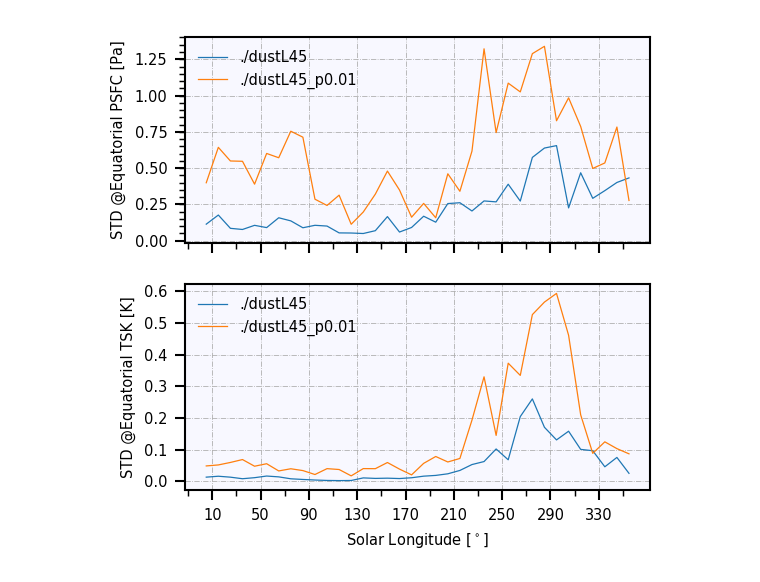
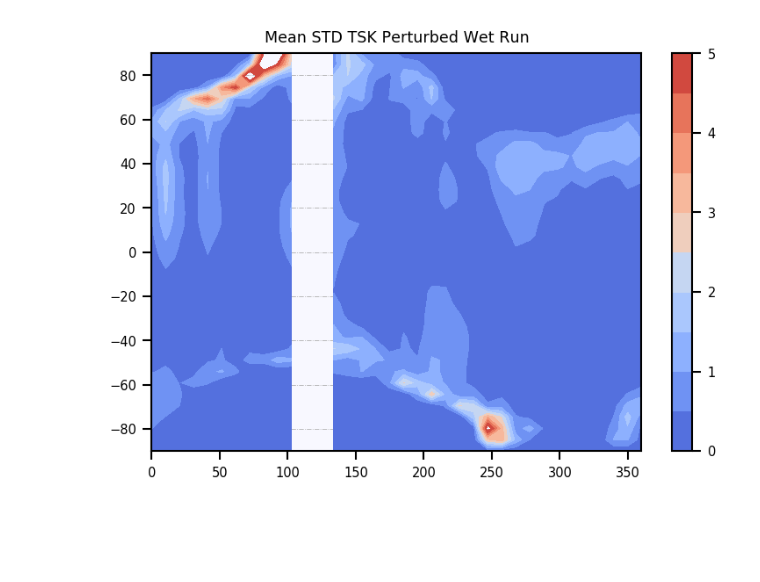
Before and after one commit to sokvisal/marswrf, a Jupyter notebook: model_comparison.ipynb, the cells around one changed output. Cells and saved outputs as stored; diff of their text form; code cells hidden in the pictures; blank space fills up the shorter version.

```diff
--- a/model_comparison.ipynb
+++ b/model_comparison.ipynb
@@ -12,8 +12,8 @@ from tqdm import tqdm
 
 from matplotlib.ticker import AutoMinorLocator
 
-cmap = sns.cubehelix_palette(light=1, as_cmap=True, reverse=True)
-cmap = ListedColormap(sns.color_palette("coolwarm", 9).as_hex())
+cmap = sns.cubehelix_palette(as_cmap=True)
+cmap = ListedColormap(sns.color_palette("coolwarm", 11).as_hex())
 sns.reset_orig()
 
 matplotlib.rcParams['lines.linewidth'] = 0.6
@@ -25,7 +25,7 @@ matplotlib.rcParams['legend.frameon'] = False
 matplotlib.rcParams['figure.dpi'] = 150
 matplotlib.rcParams['axes.facecolor'] = '#F8F8FF'
 matplotlib.rcParams['axes.grid'] = True
-matplotlib.rcParams['axes.axisbelow'] = 'line'
+matplotlib.rcParams['axes.axisbelow'] = True
 matplotlib.rcParams['axes.labelsize'] = 7
 
 matplotlib.rcParams['grid.linestyle'] = '-.'
@@ -88,7 +88,7 @@ lsdustp = yearly_ls(lsdustp) + 2880
 
 
 # dust perturbation high res scale
-filedir_wp = './dustL45_p0.005.nc'
+filedir_wp = './wetL60_p0.01.nc'
 data = Dataset(filedir_wp,'r')
 psfcwetp = data.variables['PSFC'][:][:,17:20].mean(axis=2).mean(axis=1)
 twetp = data.variables['T50Pa'][:][:,17:20].mean(axis=2).mean(axis=1)
@@ -187,7 +187,7 @@ fig, ax = plt.subplots(figsize=(4,2))
 # rmsTimeseries('./dustL45.nc', './dustL45_p0.015.nc', "0.01")
 # rmsTimeseries('./wetL60.nc', './wetL60_p0.015.nc', "0.015")
 
-fig, ax = plt.subplots(figsize=(6,2))
+# fig, ax = plt.subplots(figsize=(6,2))
 # rmsTimeseries('./dustL45.nc', './dustL45_p0.01.nc', "0.01")
-rmsTimeseries('./wetL60.nc', './wetL60_p0.01.nc', "0.015")
+# rmsTimeseries('./wetL60.nc', './wetL60_p0.01.nc', "0.015")
 # %% [output]
@@ -201,10 +198,10 @@ ValueError: could not broadcast input array from shape (100,36,72) into shape (0
 def yearlyVariation(rawdata, pertdata):
     filedir = rawdata
     data = Dataset(filedir,'r')
-    ls = data.variables['LS'][:][669*8:]
-    psfc = data.variables['PSFC'][:][669*8:]
-    tsk = data.variables['TSK'][:][669*8:]
-    t = data.variables['T50Pa'][:][669*8:]
+    ls = data.variables['LS'][:][669:]
+    psfc = data.variables['PSFC'][:][669:]
+    tsk = data.variables['TSK'][:][669:]
+    t = data.variables['T50Pa'][:][669:]
 
     filedir = pertdata
     data = Dataset(filedir,'r')
@@ -233,55 +230,78 @@ def yearlyVariation(rawdata, pertdata):
 #         if i == 11: print (i,tmp[:])
         tmp = np.array(tmp)
 #         if i == 11: print (i,tmp[:])
-        return tmp.std(axis=0)[17:20].mean()
+        return tmp.std(axis=0).mean(axis=1)
 
     period = 10
     ndata = int(360/period)
     vart = np.zeros((ndata,2)) # shape depending on the period
     varp = np.zeros((ndata,2)) # shape depending on the period
-    vart50_stdzm = np.zeros((ndata,2)) # shape depending on the period
 
+    vart = np.zeros((ndata,2,36))
+    varp = np.zeros((ndata,2,36))
     for i in np.arange(ndata):
         test = meanSTD(ls, period, i, psfc)
         test2 = meanSTD(lsp, period, i, psfcp)
-        varp[i] = [test,test2]
+        varp[i] = np.vstack((test, test2))
 
         test = meanSTD(ls, period, i, tsk)
         test2 = meanSTD(lsp, period, i, tskp)
-        vart[i] = [test,test2]
+        vart[i] = np.vstack((test, test2))
+
+    return varp, vart
 
     #     test = meanSTD(lsdust, period, i, tdust[:,17:20].mean(axis=2).mean(axis=1))
     #     test2 = meanSTD(lswet, period, i, twet[:,17:20].mean(axis=2).mean(axis=1))
     #     vart50_stdzm[i] = [test,test2]
 
     major_ticks = np.arange(10,370,40)
     xaxis = np.arange(5,365,period)
 
 
     ### neeed to automatize the plotting using for loops
-    def stdplot(xaxis, stdpressure, stdtsk, rawlabel, pertlabel, title):
-        fig, (ax, ax2) = plt.subplots(nrows=2, ncols=1, figsize=(4,4), sharex=True)
-        ax.plot(xaxis, stdpressure[:,0], label=rawlabel.replace('.nc',''))
-        ax.plot(xaxis, stdpressure[:,1], label=pertlabel.replace('.nc',''))
-        ax.set_xticks(major_ticks)
-        ax.set_ylabel(title)
-#         ax.set_xlabel('Solar Longitude [$^\circ$]')
-        ax.xaxis.set_minor_locator(AutoMinorLocator(2))
-        ax.yaxis.set_minor_locator(AutoMinorLocator(5))
-        ax.legend()
+#     def stdplot(xaxis, stdpressure, stdtsk, rawlabel, pertlabel, title):
+#         fig, (ax, ax2) = plt.subplots(nrows=2, ncols=1, figsize=(4,4), sharex=True)
+#         ax.plot(xaxis, stdpressure[:,0], label=rawlabel.replace('.nc',''))
+#         ax.plot(xaxis, stdpressure[:,1], label=pertlabel.replace('.nc',''))
+#         ax.set_xticks(major_ticks)
+#         ax.set_ylabel(title)
+# #         ax.set_xlabel('Solar Longitude [$^\circ$]')
+#         ax.xaxis.set_minor_locator(AutoMinorLocator(2))
+#         ax.yaxis.set_minor_locator(AutoMinorLocator(5))
+#         ax.legend()
 
-        ax2.plot(xaxis, stdtsk[:,0], label=rawlabel.replace('.nc',''))
-        ax2.plot(xaxis, stdtsk[:,1], label=pertlabel.replace('.nc',''))
-        ax2.set_ylabel(title.replace('PSFC [Pa]', 'TSK [K]'))
-        ax2.set_xlabel('Solar Longitude [$^\circ$]')
-        ax2.legend()
-        plt.savefig(pdFigures,  format='pdf', bbox_inches='tight', dpi=400)
+#         ax2.plot(xaxis, stdtsk[:,0], label=rawlabel.replace('.nc',''))
+#         ax2.plot(xaxis, stdtsk[:,1], label=pertlabel.replace('.nc',''))
+#         ax2.set_ylabel(title.replace('PSFC [Pa]', 'TSK [K]'))
+#         ax2.set_xlabel('Solar Longitude [$^\circ$]')
+#         ax2.legend()
+#         plt.savefig(pdFigures,  format='pdf', bbox_inches='tight', dpi=400)
 
-    stdplot(xaxis, varp, vart, rawdata, pertdata, 'STD @Equatorial PSFC [Pa]')
+#     stdplot(xaxis, varp, vart, rawdata, pertdata, 'STD @Equatorial PSFC [Pa]')
 #     stdplot(xaxis, vart[:,0], vart[:,1], rawdata, pertdata, 'STD @Equatorial TSK [K]')
 
 with PdfPages('std_model_comp.pdf') as pdFigures:
-    yearlyVariation('./dustL45.nc', './dustL45_p0.01.nc')
-    yearlyVariation('./wetL60.nc', './wetL60_p0.01.nc')
+    varp, vart = yearlyVariation('./wetL60.nc', './wetL60_p0.01.nc')
+
+    figure(1)
+    contourf(np.linspace(0,360, 36), np.linspace(-90,90,36), vart[:,1,:].T, np.linspace(0,5,11), cmap=cmap)
+    title('Mean STD TSK Perturbed Wet Run')
+    colorbar()
+    figure(2)
+    contourf(np.linspace(0,360, 36), np.linspace(-90,90,36), vart[:,0,:].T, np.linspace(0,5,11), cmap=cmap)
+    title('Mean STD TSK UnPerturbed Wet Run')
+    colorbar()
+
+
+    varp, vart = yearlyVariation('./dustL45.nc', './dustL45_p0.01.nc')
+    figure(3)
+    contourf(np.linspace(0,360, 36), np.linspace(-90,90,36), vart[:,1,:].T, np.linspace(0,2,9), cmap=cmap)
+    title('Mean STD TSKTSK Perturbed Dust Run')
+    colorbar()
+    figure(4)
+    contourf(np.linspace(0,360, 36), np.linspace(-90,90,36), vart[:,0,:].T, np.linspace(0,2,9), cmap=cmap)
+    title('Mean STD TSK UnPerturbed Dust Run')
+    colorbar()
+#     yearlyVariation('./wetL60.nc', './wetL60_p0.01.nc')
 # %% [output]
-[figure, old version]
+[figure, new version]
```
Also changed, not shown: parts of 2 cells of this notebook.
